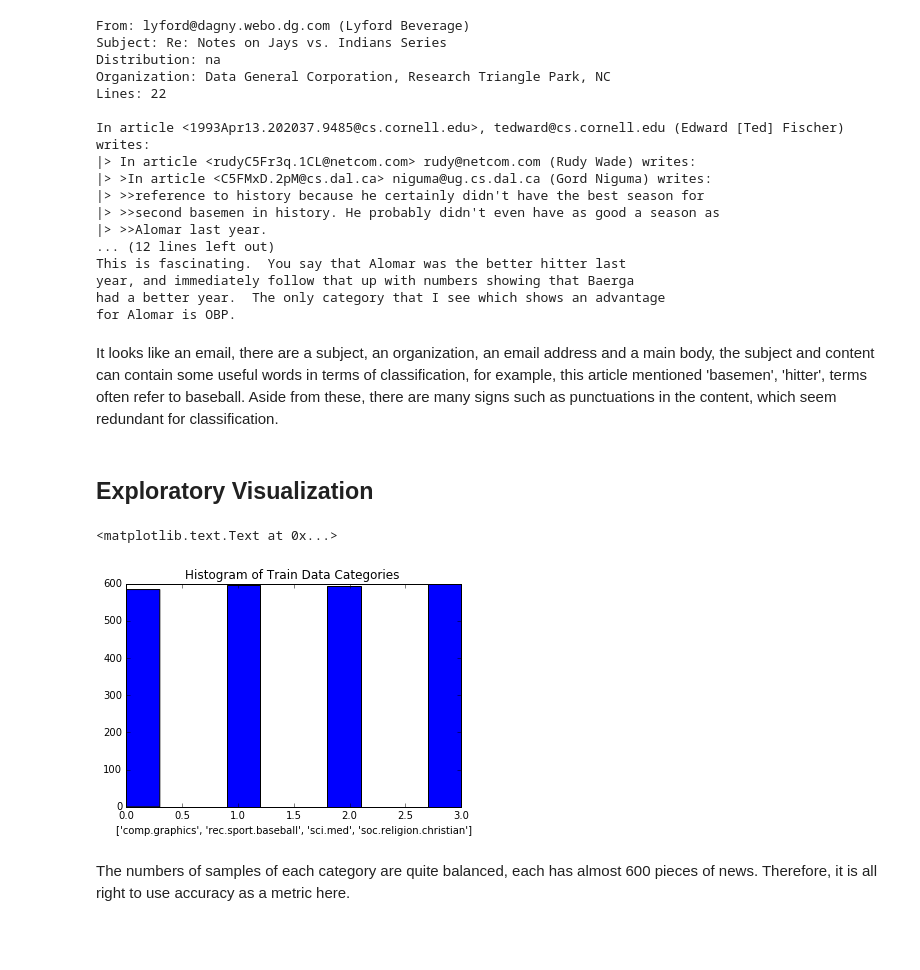
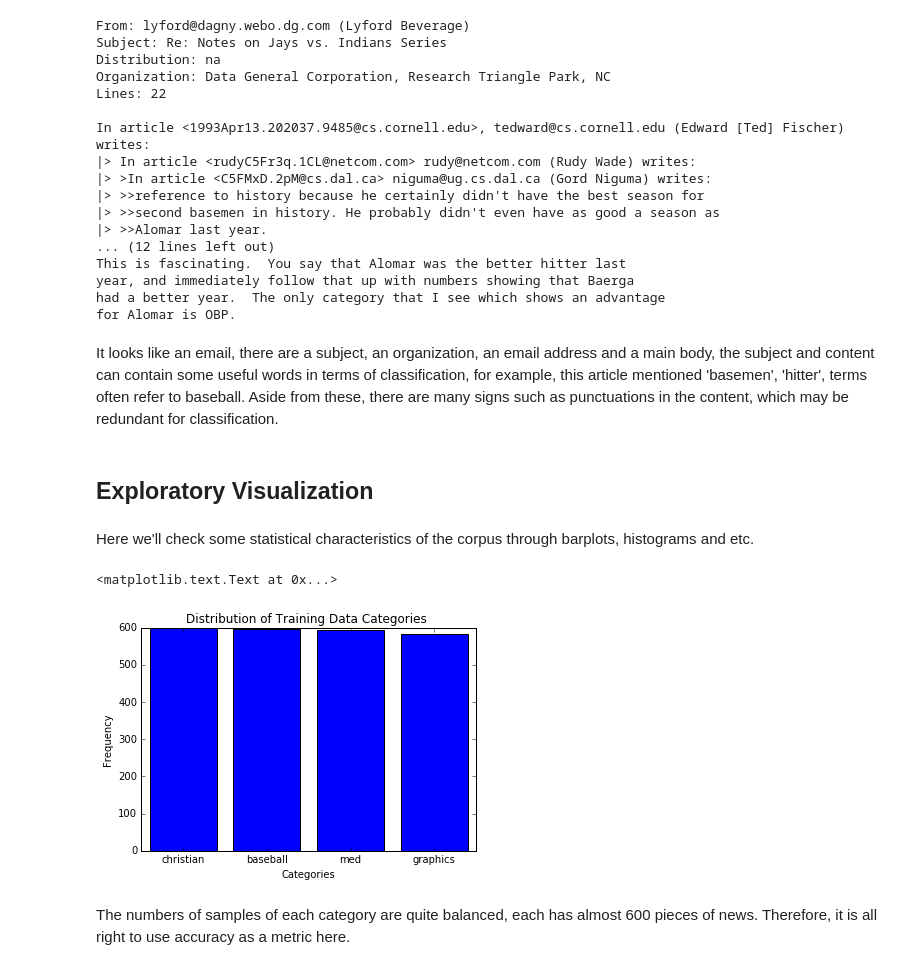
Before and after one commit to richardsun-voyager/MachineLearningNanodegreeProjects, a Jupyter notebook: CapstoneProject/Document Classification Analysis.ipynb, the cells around one changed output. Cells and saved outputs as stored; diff of their text form; code cells hidden in the pictures; blank space fills up the shorter version.

```diff
--- a/CapstoneProject/Document Classification Analysis.ipynb
+++ b/CapstoneProject/Document Classification Analysis.ipynb
@@ -68,17 +68,26 @@ year, and immediately follow that up with numbers showing that Baerga
 had a better year.  The only category that I see which shows an advantage
 for Alomar is OBP.
 # %% [markdown]
-It looks like an email, there are a subject, an organization, an email address and a main body, the subject and content can contain some useful words in terms of classification, for example, this article mentioned 'basemen', 'hitter', terms often refer to baseball. Aside from these, there are many signs such as punctuations in the content, which seem redundant for classification.
+It looks like an email, there are a subject, an organization, an email address and a main body, the subject and content can contain some useful words in terms of classification, for example, this article mentioned 'basemen', 'hitter', terms often refer to baseball. Aside from these, there are many signs such as punctuations in the content, which may be redundant for classification.
 # %% [markdown]
 ## Exploratory Visualization
-# %%
-%matplotlib inline
-#import pylab
-pl.hist(twenty_train.target)
-pl.title('Histogram of Train Data Categories ')
-pl.xlabel(twenty_train.target_names)
-# %% [output]
-<matplotlib.text.Text at 0x...>
-[figure, removed]
+# %% [markdown]
+Here we'll check some statistical characteristics of the corpus through barplots, histograms and etc.
+# %%
+%matplotlib inline
+from collections import Counter
+left = range(4)
+abbrs = ['graphics', 'baseball', 'med', 'christian']
+ctgs = [abbrs[i] for i in twenty_train.target]
+dicts = Counter(ctgs)
+labels = [i for i,j in dicts.most_common(4)]
+heights = [j for i,j in dicts.most_common(4)]
+pl.bar(left=left,height=heights,tick_label=labels,align='center')
+pl.title('Distribution of Training Data Categories ')
+pl.xlabel('Categories')
+pl.ylabel('Frequency')
+# %% [output]
+<matplotlib.text.Text at 0x...>
+[figure, added]
 # %% [markdown]
 The numbers of samples of each category are quite balanced, each has almost 600 pieces of news. Therefore, it is all right to use accuracy as a metric here.
```
Also changed, not shown: parts of 39 cells of this notebook, 10 other files.
